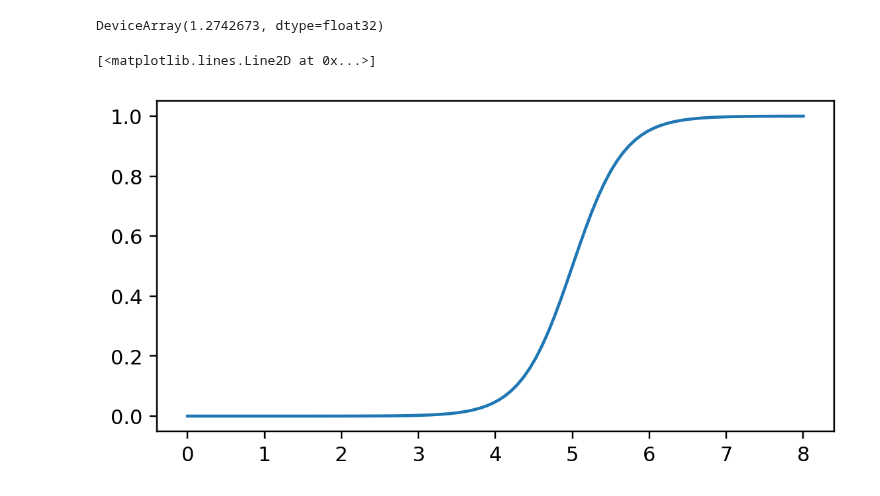
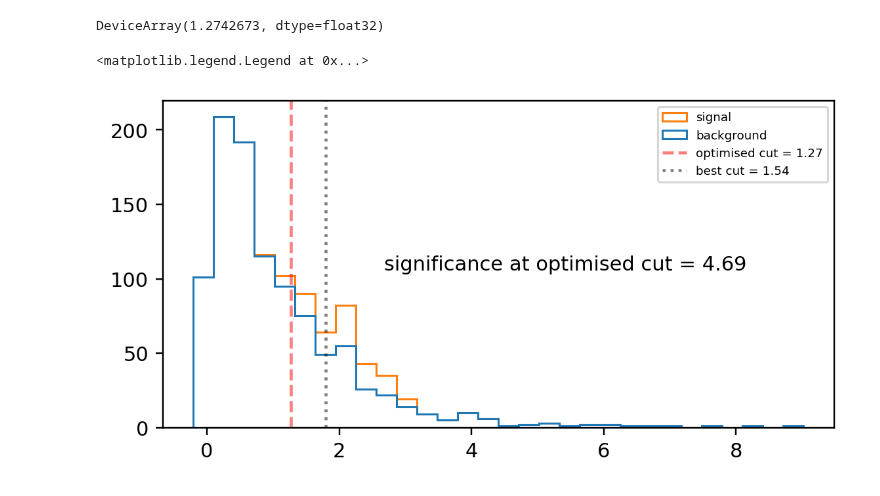
Before and after one commit to gradhep/relaxed, a Jupyter notebook: examples/cut-and-binning.ipynb, the cells around one changed output. Saved outputs shown, nothing was run; the diff lists cells and outputs as text; code cells hidden in the pictures.

```diff
--- a/examples/cut-and-binning.ipynb
+++ b/examples/cut-and-binning.ipynb
@@ -109,12 +117,35 @@ def loss(cut, slope=2):
 
 solver = OptaxSolver(loss, adam(learning_rate=1e-2), maxiter=10000, tol=1e-6)
 init = 6.0
-cut = solver.run(init).params
-cut
+cut_opt = solver.run(init).params
+cut_opt
 # %% [output]
 DeviceArray(1.2742673, dtype=float32)
-# %%
-plt.plot(cut_values, relaxed.cut(cut_values, 5, 3), label="soft cut")
-# %% [output]
-[<matplotlib.lines.Line2D at 0x...>]
-[figure, removed]
+# %%
+significance = significance_after_cut(cut_opt)
+plt.hist(
+    [bkg, sig], stacked=True, bins=30, histtype="step", label=["background", "signal"]
+)
+plt.axvline(
+    x=cut_opt,
+    color="r",
+    linestyle="--",
+    alpha=0.5,
+    label=f"optimised cut = {cut_opt:.2f}",
+)
+significance = significance_after_cut(cut)
+plt.axvline(
+    x=cut, color="k", linestyle=":", alpha=0.5, label=f"best cut = {optimal_cut:.2f}"
+)
+plt.text(
+    0.6,
+    0.5,
+    f"significance at optimised cut = {significance:.2f}",
+    ha="center",
+    va="center",
+    transform=plt.gca().transAxes,
+)
+plt.legend()
+# %% [output]
+<matplotlib.legend.Legend at 0x...>
+[figure, added]
```
Also changed, not shown: parts of 3 cells of this notebook.
